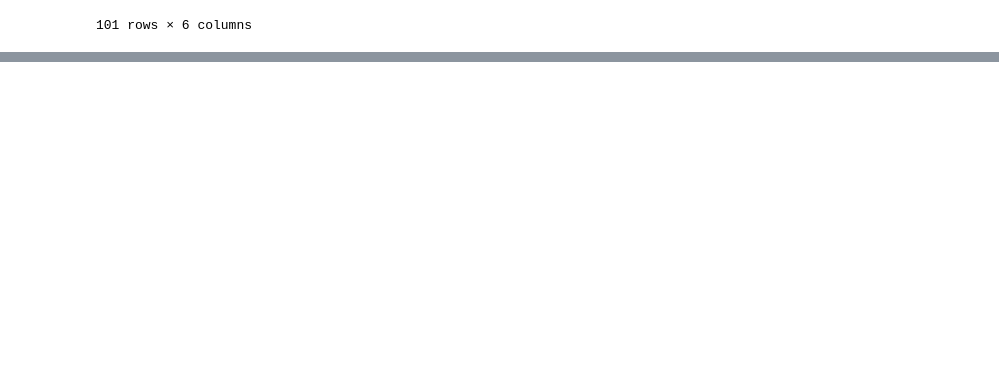
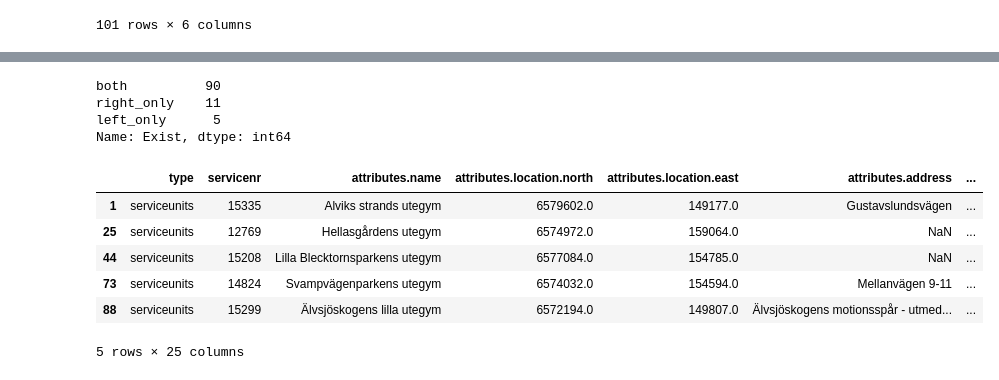
Before and after one commit to salgo60/ProjectOutdoorGyms, a Jupyter notebook: Jupyter/Stockholm outdoor gym.ipynb, the cells around one changed output, grey strips where cells are left out. Saved outputs shown, nothing was run; the diff lists cells and outputs as text; code cells hidden in the pictures; blank space fills up the shorter version.

```diff
--- a/Jupyter/Stockholm outdoor gym.ipynb
+++ b/Jupyter/Stockholm outdoor gym.ipynb
@@ -22,8 +22,8 @@ try:
 except:
     print (r.status, url)
 # %%
-df = pd.json_normalize(data["data"])
-df
+SthmlStadData = pd.json_normalize(data["data"])
+SthmlStadData
 # %% [output]
 |  | type | id | attributes.name | attributes.location.north | attributes.location.east | attributes.address | ... |
 | 0 | serviceunits | 12756 | Akalla Gårds utegym | 6588557 | 145156 | Imatragatan 230 | ... |
@@ -154,0 +171,4 @@ WDtotSthlmOutdoorGymMissService
+# %%
+SthmlStadDataNew = SthmlStadData.rename(columns={'id': 'servicenr'})
+#SthmlStadData["servicenr"]
+SthmlStadDataNew.info()
@@ -154,0 +193,21 @@ WDtotSthlmOutdoorGymMissService
+# %%
+OutdoorGym_diff = pd.merge(SthmlStadDataNew, WDtotSthlmOutdoorGym, how='outer', indicator='Exist')
+# %%
+OutdoorGym_diff["Exist"].value_counts()
+# %% [output]
+both          90
+right_only    11
+left_only      5
+Name: Exist, dtype: int64
+# %%
+MissingGyms = OutdoorGym_diff[OutdoorGym_diff["Exist"] == "left_only"]
+# %%
+MissingGyms
+# %% [output]
+|  | type | servicenr | attributes.name | attributes.location.north | attributes.location.east | attributes.address | ... |
+| 1 | serviceunits | 15335 | Alviks strands utegym | 6579602.0 | 149177.0 | Gustavslundsvägen | ... |
+| 25 | serviceunits | 12769 | Hellasgårdens utegym | 6574972.0 | 159064.0 | NaN | ... |
+| 44 | serviceunits | 15208 | Lilla Blecktornsparkens utegym | 6577084.0 | 154785.0 | NaN | ... |
+| 73 | serviceunits | 14824 | Svampvägenparkens utegym | 6574032.0 | 154594.0 | Mellanvägen 9-11 | ... |
+| 88 | serviceunits | 15299 | Älvsjöskogens lilla utegym | 6572194.0 | 149807.0 | Älvsjöskogens motionsspår - utmed... | ... |
+5 rows × 25 columns
```
Also changed, not shown: parts of 14 cells of this notebook.
